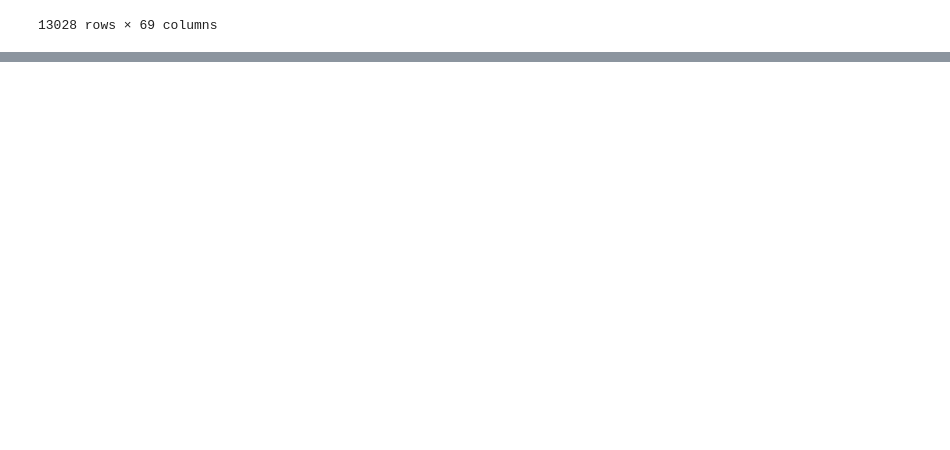
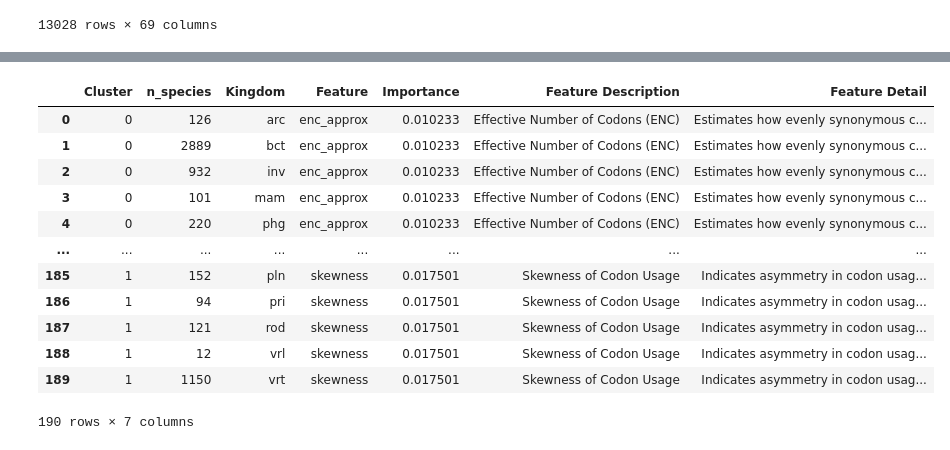
Before and after one commit to nasywaanaa/ML-CodonAnalysis, a Jupyter notebook: Codon_Usage_Clustering.ipynb, the cells around one changed output, grey strips where cells are left out. Cells and saved outputs as stored; diff of their text form; code cells hidden in the pictures; blank space fills up the shorter version.

Commit message:
machine learning: clustering and classification + feature analysis and evaluation matrix

```diff
--- a/Codon_Usage_Clustering.ipynb
+++ b/Codon_Usage_Clustering.ipynb
@@ -1170,8 +1227,8 @@ os.rename('hasil_clustering.csv', 'hasil_clustering_clean.csv')
 # %%
 # Load cluster analysis
-cluster_df = pd.read_csv("cluster_analysis.csv")
-
+cluster_df = pd.read_csv("hasil_clustering.csv")
+cluster_analysis = pd.read_csv("classification_results/cluster_characteristics_analysis.csv")
 # Load feature importance (misal Random Forest)
-importance_df = pd.read_csv("rf_importance.csv")
+importance_df = pd.read_csv("classification_results/random_forest_feature_importance.csv")
 # %%
 cluster_df
@@ -1475,4 +1550,51 @@ def extract_labeled_cluster_features(cluster_df, cluster_result, importance_df):
-# %%
-final_labeled = extract_labeled_cluster_features(cluster_df, cluster_result, importance_df)
-final_labeled
+# %%
+def extract_labeled_cluster_features(cluster_analysis, importance_df, cluster_df):
+    records = []
+    for _, row in cluster_analysis.iterrows():
+        cluster = row['Cluster']
+        feature_items = row['Top_Features_Mean'].split(',')
+        for item in feature_items:
+            if ':' in item:
+                feat, val = item.strip().split(':')
+                records.append({'Cluster': cluster, 'Feature': feat.strip()})
+
+    # DataFrame berisi fitur dominan per cluster
+    parsed_df = pd.DataFrame(records)
+
+    # Gabungkan dengan deskripsi fitur
+    final_labeled = parsed_df.merge(
+        importance_df[['Feature', 'Importance', 'Feature Description', 'Feature Detail']],
+        on='Feature',
+        how='left'
+    )
+
+    # Hitung jumlah spesies per Kingdom dan Cluster
+    cluster_meta = cluster_df.groupby(['Cluster', 'Kingdom']).size().reset_index(name='n_species')
+
+    # Gabungkan informasi Kingdom dan n_species ke hasil akhir
+    final_output = final_labeled.merge(cluster_meta, on='Cluster', how='left')
+
+    # Susun ulang kolom sesuai urutan yang diinginkan
+    final_output = final_output[
+        ['Cluster', 'n_species', 'Kingdom', 'Feature', 'Importance', 'Feature Description', 'Feature Detail']
+    ]
+
+    return final_output
+
+final_labeled_df = extract_labeled_cluster_features(cluster_analysis, importance_df, cluster_df)
+display(final_labeled_df)
+# %% [output]
+|  | Cluster | n_species | Kingdom | Feature | Importance | Feature Description | Feature Detail |
+| 0 | 0 | 126 | arc | enc_approx | 0.010233 | Effective Number of Codons (ENC) | Estimates how evenly synonymous c... |
+| 1 | 0 | 2889 | bct | enc_approx | 0.010233 | Effective Number of Codons (ENC) | Estimates how evenly synonymous c... |
+| 2 | 0 | 932 | inv | enc_approx | 0.010233 | Effective Number of Codons (ENC) | Estimates how evenly synonymous c... |
+| 3 | 0 | 101 | mam | enc_approx | 0.010233 | Effective Number of Codons (ENC) | Estimates how evenly synonymous c... |
+| 4 | 0 | 220 | phg | enc_approx | 0.010233 | Effective Number of Codons (ENC) | Estimates how evenly synonymous c... |
+| ... | ... | ... | ... | ... | ... | ... | ... |
+| 185 | 1 | 152 | pln | skewness | 0.017501 | Skewness of Codon Usage | Indicates asymmetry in codon usag... |
+| 186 | 1 | 94 | pri | skewness | 0.017501 | Skewness of Codon Usage | Indicates asymmetry in codon usag... |
+| 187 | 1 | 121 | rod | skewness | 0.017501 | Skewness of Codon Usage | Indicates asymmetry in codon usag... |
+| 188 | 1 | 12 | vrl | skewness | 0.017501 | Skewness of Codon Usage | Indicates asymmetry in codon usag... |
+| 189 | 1 | 1150 | vrt | skewness | 0.017501 | Skewness of Codon Usage | Indicates asymmetry in codon usag... |
+190 rows × 7 columns
 # %%
```
Also changed, not shown: parts of 15 cells of this notebook.
